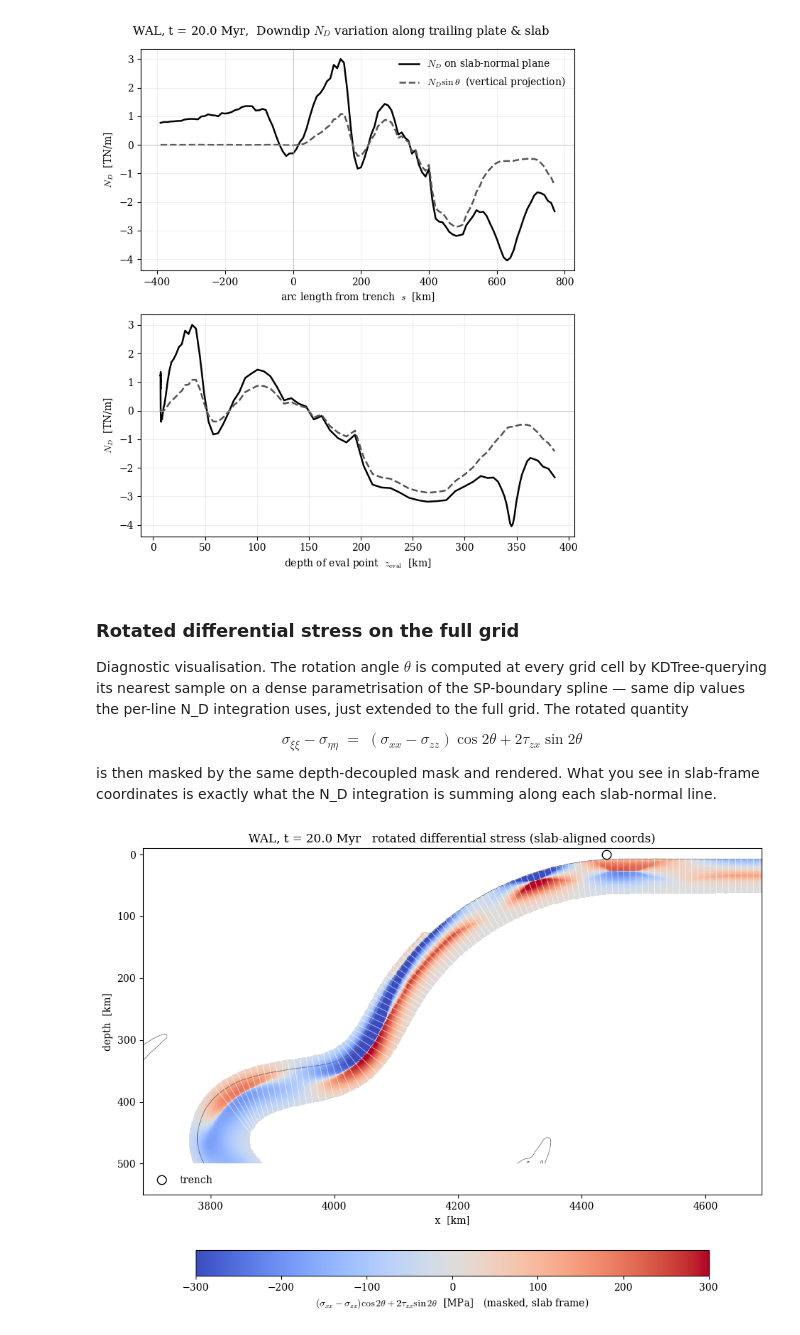
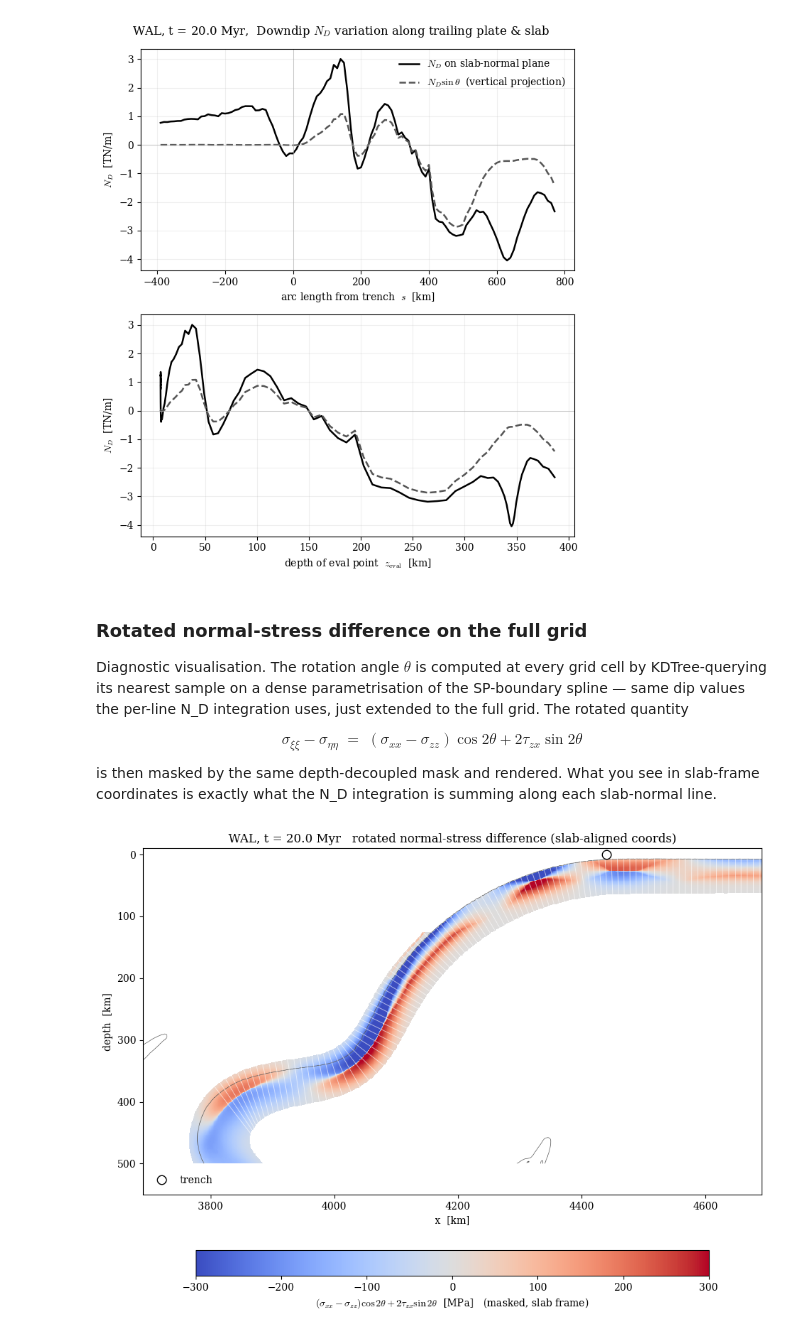
Before and after one commit to dansand/trench_pull_fluidity, a Jupyter notebook: notebooks/further_analysis/fluidity_slab_normal_FD.ipynb, the cells around one changed output. Saved outputs shown, nothing was run; the diff lists cells and outputs as text; code cells hidden in the pictures.

```diff
--- a/notebooks/further_analysis/fluidity_slab_normal_FD.ipynb
+++ b/notebooks/further_analysis/fluidity_slab_normal_FD.ipynb
@@ -783,7 +783,7 @@ plt.show()
 # %% [output]
 [figure]
 # %% [markdown]
-### Rotated differential stress on the full grid
+### Rotated normal-stress difference on the full grid
 
 Diagnostic visualisation. The rotation angle $\theta$ is computed at every grid cell by KDTree-querying its nearest sample on a dense parametrisation of the SP-boundary spline — same dip values the per-line N_D integration uses, just extended to the full grid. The rotated quantity
 
@@ -839,33 +839,33 @@ im = ax.pcolormesh(x*1e-3, z*1e-3, diff_rot_masked,
 cbar = fig.colorbar(im, ax=ax, orientation='horizontal',
                     fraction=0.06, pad=0.13,
                     label=r'$(\sigma_{xx}-\sigma_{zz})\cos 2\theta + 2\tau_{zx}\sin 2\theta$  [MPa]   '
                           '(masked, slab frame)')
 
 # SP=0.5 contour for reference
 for seg in segments:
     ax.plot(seg[:, 0]*1e-3, seg[:, 1]*1e-3, color='0.35', lw=0.5)
 #ax.plot(slab_top[:, 0]*1e-3, slab_top[:, 1]*1e-3, color='magenta', lw=2.0,
 #        label='SP-boundary tracker (smoothed)')
 
 # Slab-normal lines + eval points
 for i in range(len(x_eval)):
     ax.plot(X_lines[i]*1e-3, Z_lines[i]*1e-3, color='white', lw=0.7, alpha=0.6)
 #ax.scatter(x_eval*1e-3, z_eval*1e-3, color='magenta', s=14, zorder=5)
 
 ax.plot(x_trench*1e-3, 0, 'wo', mec='k', ms=9, zorder=6, label='trench')
 
 ax.invert_yaxis()
 ax.set_xlim((x_trench - 750e3)*1e-3, (x_trench + 250e3)*1e-3)
 ax.set_ylim(MAX_DEPTH_KM + 150, -10)
 ax.set_aspect('equal')
 ax.set_xlabel('x  [km]')
 ax.set_ylabel('depth  [km]')
 ax.set_title(f'{MODEL_KEY}, t = {t_yr/1e6:.1f} Myr   '
-             'rotated differential stress (slab-aligned coords)')
+             'rotated normal-stress difference (slab-aligned coords)')
 ax.legend(loc='lower left', frameon=False, fontsize=10)
 fig.tight_layout()
-fig.savefig(figures_dir / f'rotated_diff_stress_{MODEL_KEY}_f{TIMESTEP_INDEX}.png',
+fig.savefig(figures_dir / f'rotated_ns_diff_{MODEL_KEY}_f{TIMESTEP_INDEX}.png',
               bbox_inches='tight', dpi=200)
 plt.show()
 # %% [output]
-[figure, old version]
+[figure, new version]
```
Also changed, not shown: parts of 5 cells of this notebook, 18 other files.
